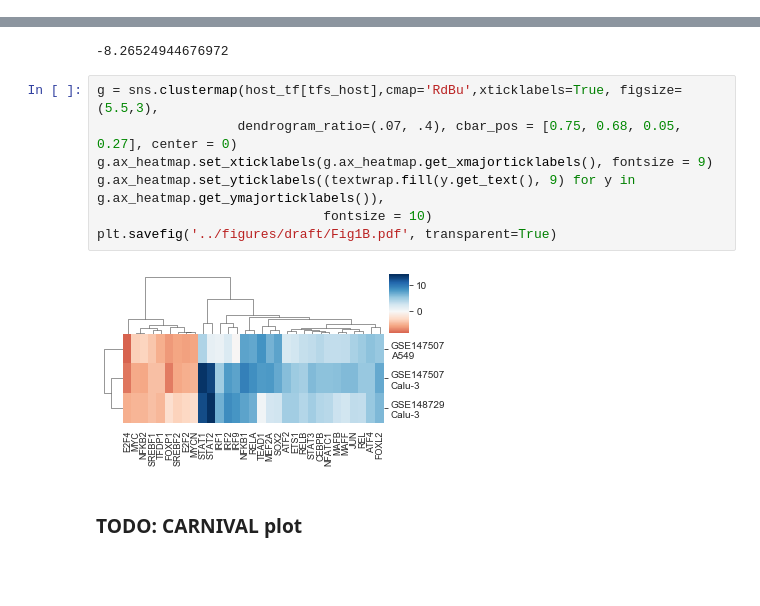
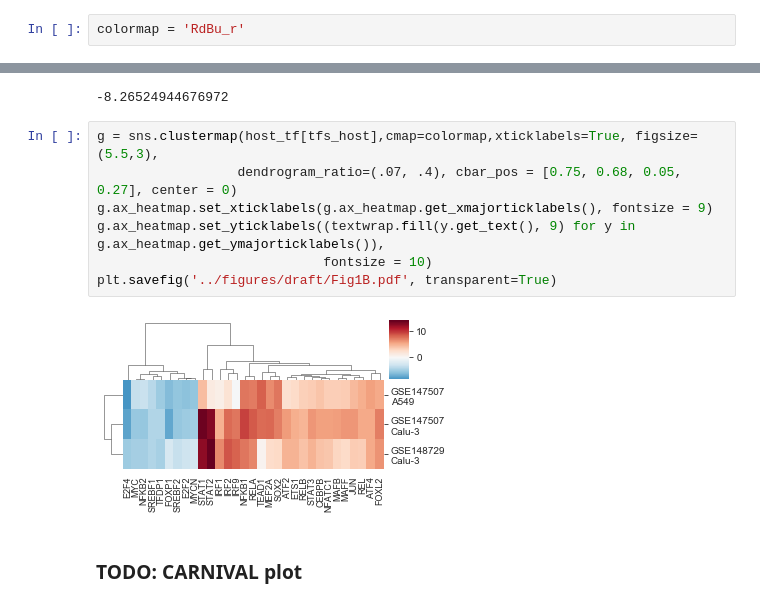
Before and after one commit to comp-sys-pharm/SARS-CoV-2-cholesterol, a Jupyter notebook: notebooks/figures_draft.ipynb, the cells around one changed output, grey strips where cells are left out. Saved outputs shown, nothing was run; the diff lists cells and outputs as text; blank space fills up the shorter version.

```diff
--- a/notebooks/figures_draft.ipynb
+++ b/notebooks/figures_draft.ipynb
@@ -15,3 +17,5 @@ from statsmodels.nonparametric.smoothers_lowess import lowess
+# %%
+colormap = 'RdBu_r'
 # %% [markdown]
 ## Figure 1
 # %% [markdown]
@@ -50,14 +53,14 @@ host_tf[tfs_host].min().min()
 # %% [output]
 -8.26524944676972
 # %%
-g = sns.clustermap(host_tf[tfs_host],cmap='RdBu',xticklabels=True, figsize=(5.5,3),
+g = sns.clustermap(host_tf[tfs_host],cmap=colormap,xticklabels=True, figsize=(5.5,3),
                   dendrogram_ratio=(.07, .4), cbar_pos = [0.75, 0.68, 0.05, 0.27], center = 0)
 g.ax_heatmap.set_xticklabels(g.ax_heatmap.get_xmajorticklabels(), fontsize = 9)
 g.ax_heatmap.set_yticklabels((textwrap.fill(y.get_text(), 9) for y in g.ax_heatmap.get_ymajorticklabels()),
                              fontsize = 10)
 plt.savefig('../figures/draft/Fig1B.pdf', transparent=True)
 # %% [output]
-[figure, old version]
+[figure, new version]
 # %% [markdown]
 ### TODO: CARNIVAL plot
 # %% [markdown]
```
Also changed, not shown: parts of 12 cells of this notebook.
